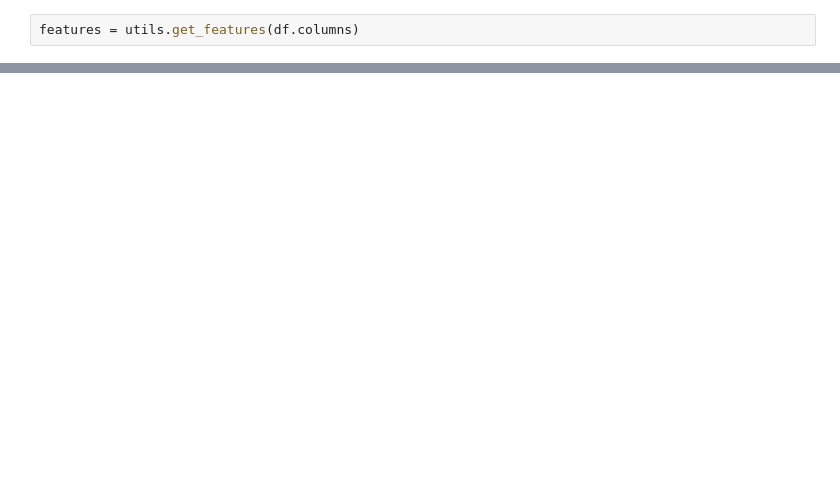
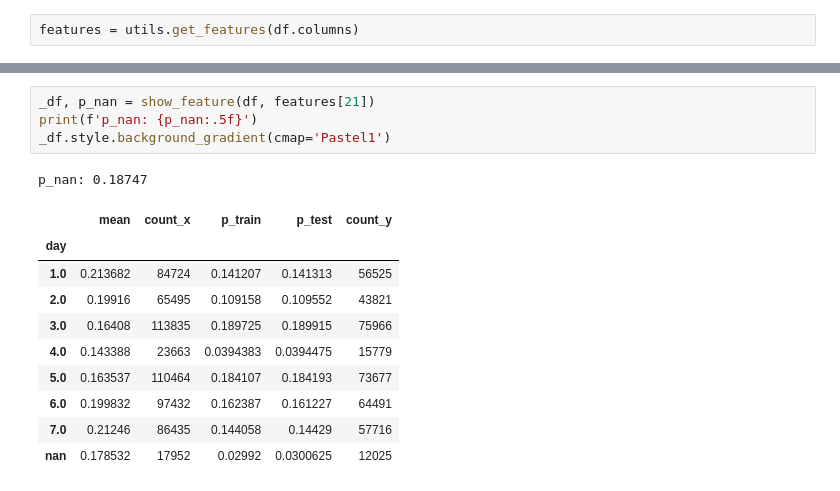
Before and after one commit to viktorsapozhok/cafeen, a Jupyter notebook: notebooks/6_imputer.ipynb, the cells around one changed output, grey strips where cells are left out. Cells and saved outputs as stored; diff of their text form; blank space fills up the shorter version.

```diff
--- a/notebooks/6_imputer.ipynb
+++ b/notebooks/6_imputer.ipynb
@@ -59,0 +97,16 @@ Name: month, dtype: float64
+# %%
+_df, p_nan = show_feature(df, features[21])
+print(f'p_nan: {p_nan:.5f}')
+_df.style.background_gradient(cmap='Pastel1')
+# %% [output]
+p_nan: 0.18747
+|  | mean | count_x | p_train | p_test | count_y |
+| day |  |  |  |  |  |
+| 1.0 | 0.213682 | 84724 | 0.141207 | 0.141313 | 56525 |
+| 2.0 | 0.19916 | 65495 | 0.109158 | 0.109552 | 43821 |
+| 3.0 | 0.16408 | 113835 | 0.189725 | 0.189915 | 75966 |
+| 4.0 | 0.143388 | 23663 | 0.0394383 | 0.0394475 | 15779 |
+| 5.0 | 0.163537 | 110464 | 0.184107 | 0.184193 | 73677 |
+| 6.0 | 0.199832 | 97432 | 0.162387 | 0.161227 | 64491 |
+| 7.0 | 0.21246 | 86435 | 0.144058 | 0.14429 | 57716 |
+| nan | 0.178532 | 17952 | 0.02992 | 0.0300625 | 12025 |
```
Also changed, not shown: parts of 16 cells of this notebook, 4 other files.
